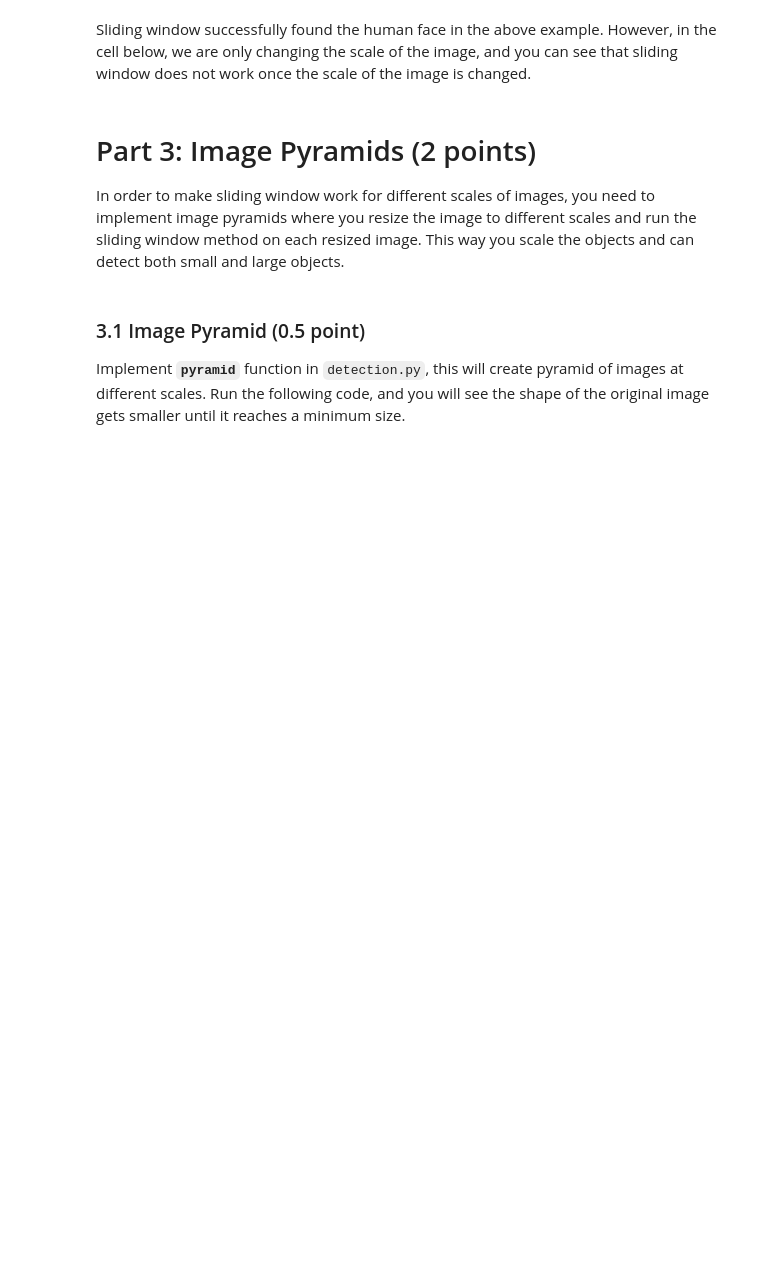
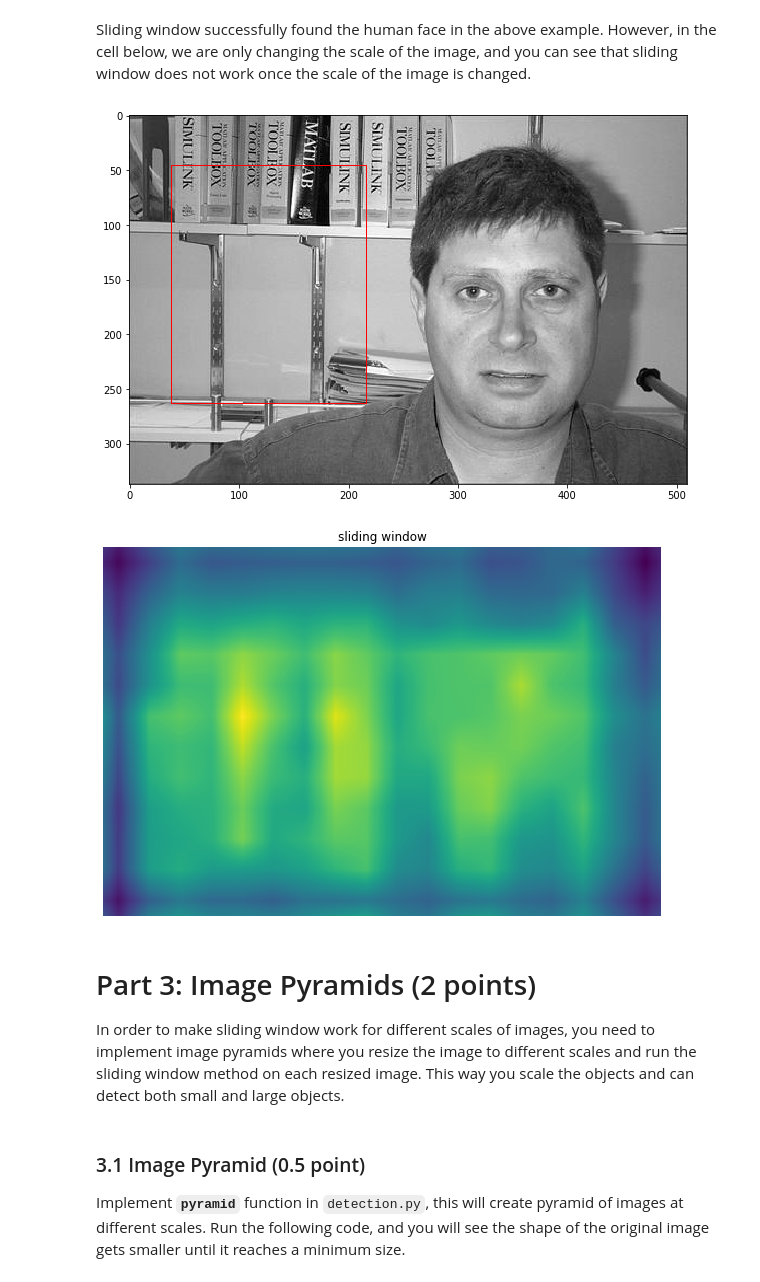
Before and after one commit to senku-kz/cv-pa5, a Jupyter notebook: PA5.ipynb, the cells around one changed output. Cells and saved outputs as stored; diff of their text form; code cells hidden in the pictures; blank space fills up the shorter version.

```diff
--- a/PA5.ipynb
+++ b/PA5.ipynb
@@ -89,25 +94,28 @@ plt.show()
 Sliding window successfully found the human face in the above example. However, in the cell below, we are only changing the scale of the image, and you can see that sliding window does not work once the scale of the image is changed.
 # %%
 image_path = 'image_0001.jpg'
-image = io.imread(image_path, as_grey=True)
+image = io.imread(image_path, as_gray=True)
 image = rescale(image, 1.0)
 
 
 (winH, winW) = face_shape
 (score, r, c, max_response_map) = sliding_window(image, face_feature, stepSize=30, windowSize=face_shape)
 
 crop = image[r:r+winH, c:c+winW]
 
 fig,ax = plt.subplots(1)
 ax.imshow(image)
 rect = patches.Rectangle((c,r),winW,winH,linewidth=1,edgecolor='r',facecolor='none')
 ax.add_patch(rect)
 plt.show()
 
 plt.imshow(max_response_map,cmap='viridis', interpolation='nearest')
 plt.title('sliding window')
 plt.axis('off')
 plt.show()
+# %% [output]
+[figure, added]
+[figure, added]
 # %% [markdown]
 # Part 3: Image Pyramids (2 points)
 In order to make sliding window work for different scales of images, you need to implement image pyramids where you resize the image to different scales and run the sliding window method on each resized image. This way you scale the objects and can detect both small and large objects.
```
Also changed, not shown: parts of 6 cells of this notebook, 1 other file.
